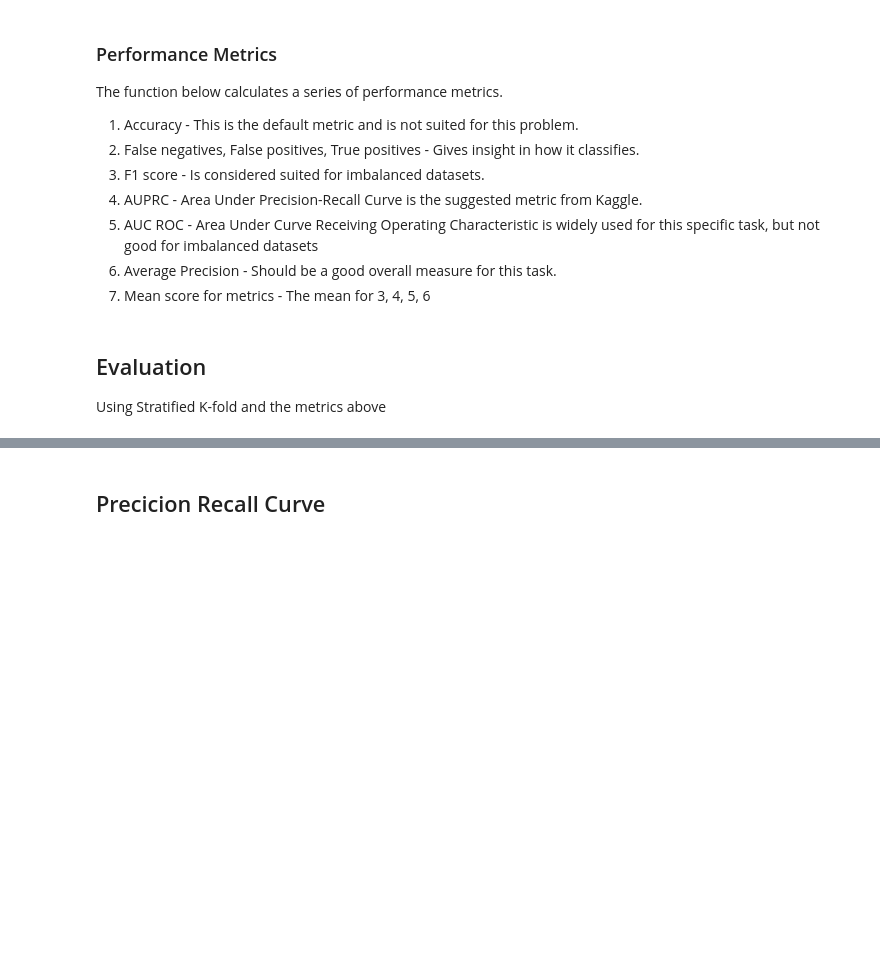
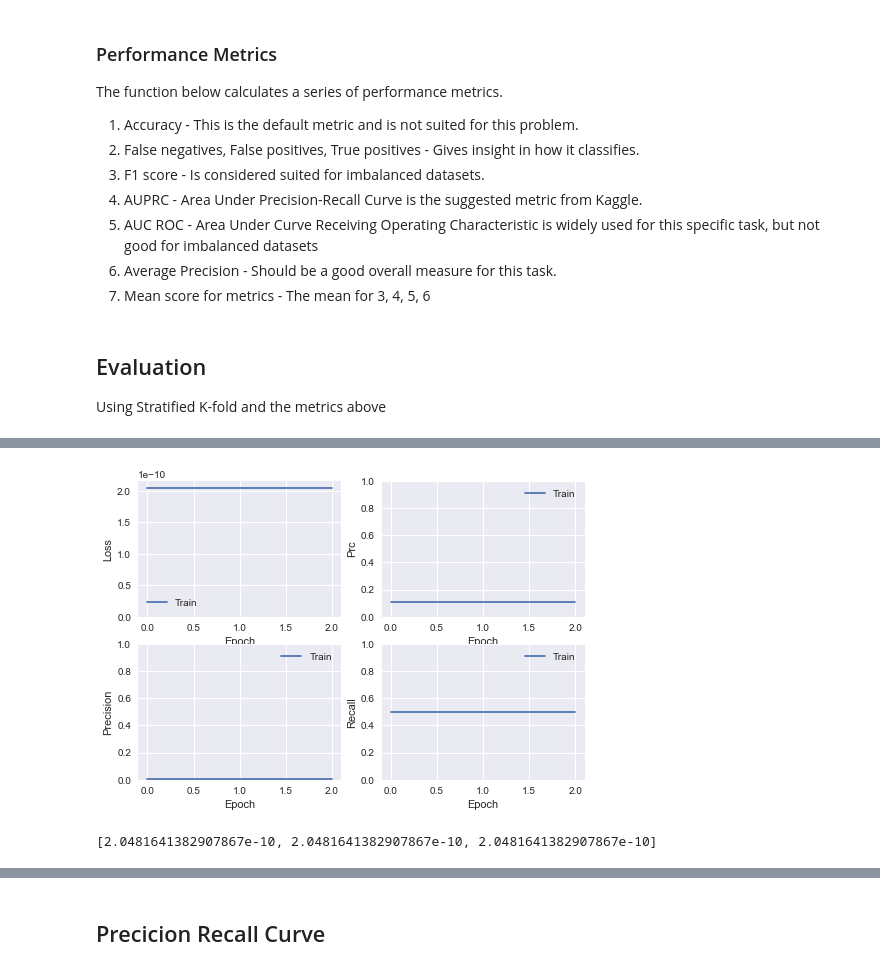
Before and after one commit to bjarnemu/aml2021finalproject, a Jupyter notebook: krog_main.ipynb, the cells around one changed output, grey strips where cells are left out. Saved outputs shown, nothing was run; the diff lists cells and outputs as text; code cells hidden in the pictures; blank space fills up the shorter version.

```diff
--- a/krog_main.ipynb
+++ b/krog_main.ipynb
@@ -230,0 +194,47 @@ Mean Score for Metrics: 0.797089020462132
+# %%
+def plot_metrics(history):
+    metrics = ['loss', 'prc', 'precision', 'recall']
+    for n, metric in enumerate(metrics):
+        name = metric.replace("_"," ").capitalize()
+        plt.subplot(2,2,n+1)
+        plt.plot(history.epoch, history.history[metric], label='Train')
+        #plt.plot(history.epoch, history.history['val_'+metric],color=colors[0], linestyle="--", label='Val')
+        plt.xlabel('Epoch')
+        plt.ylabel(name)
+        if metric == 'loss':
+            plt.ylim([0, plt.ylim()[1]])
+        elif metric == 'auc':
+            plt.ylim([0.8,1])
+        else:
+            plt.ylim([0,1])
+
+        plt.legend()
+# %%
+epochs_ = 3
+batch_size_ = 50
+
+METRICS = [
+      keras.metrics.TruePositives(name='tp'),
+      keras.metrics.FalsePositives(name='fp'),
+      keras.metrics.TrueNegatives(name='tn'),
+      keras.metrics.FalseNegatives(name='fn'),
+      keras.metrics.BinaryAccuracy(name='accuracy'),
+      keras.metrics.Precision(name='precision'),
+      keras.metrics.Recall(name='recall'),
+      keras.metrics.AUC(name='auc'),
+      keras.metrics.AUC(name='prc', curve='PR'), # precision-recall curve
+]
+
+nn = keras.Sequential([
+    keras.layers.Dense(64, activation="relu"),
+    keras.layers.Dense(32, activation="relu"),
+    keras.layers.Dense(1, activation="sigmoid"),
+])
+
+nn.compile(optimizer='adam',
+           loss='categorical_crossentropy',
+           metrics=METRICS)
+history = nn.fit(X_train, y_train, epochs=epochs_, batch_size=batch_size_)
+nn.evaluate(X_test, y_test)
+plot_metrics(history)
+# %% [output]
@@ -230,0 +248,5 @@ Mean Score for Metrics: 0.797089020462132
+[figure, added]
+# %%
+history.history['loss']
+# %% [output]
+[2.0481641382907867e-10, 2.0481641382907867e-10, 2.0481641382907867e-10]
```
Also changed, not shown: parts of 10 cells of this notebook.
